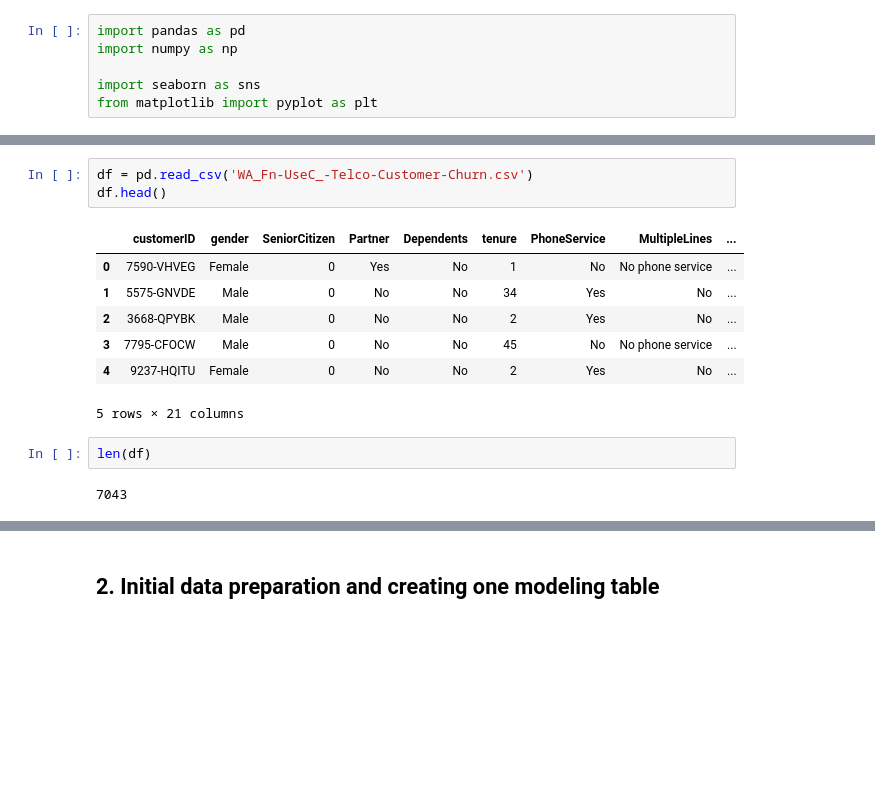
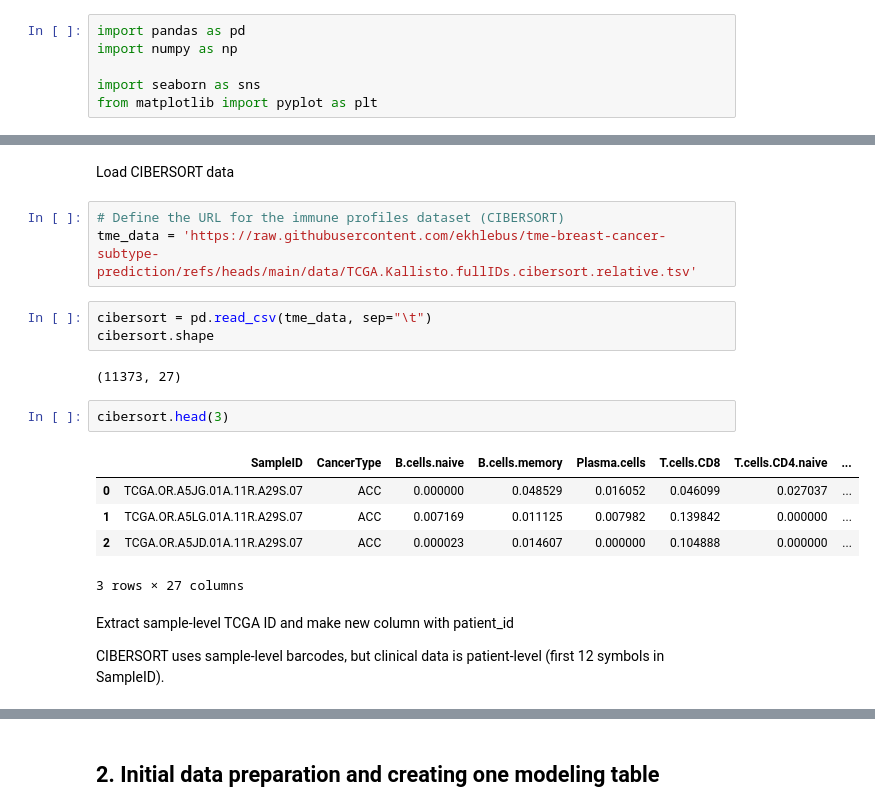
Before and after one commit to ekhlebus/tme-breast-cancer-subtype-prediction, a Jupyter notebook: tme-breast-cancer-subtype-prediction.ipynb, the cells around one changed output, grey strips where cells are left out. Cells and saved outputs as stored; diff of their text form; blank space fills up the shorter version.

Commit message:
TME subtypes: notebook, data preparation updated

```diff
--- a/tme-breast-cancer-subtype-prediction.ipynb
+++ b/tme-breast-cancer-subtype-prediction.ipynb
@@ -69,15 +17,22 @@ WA_Fn-UseC_-Telco-C 100%[===================>] 954.59K  --.-KB/s    in 0.04s
-# %%
-df = pd.read_csv('WA_Fn-UseC_-Telco-Customer-Churn.csv')
-df.head()
-# %% [output]
-|  | customerID | gender | SeniorCitizen | Partner | Dependents | tenure | PhoneService | MultipleLines | ... |
-| 0 | 7590-VHVEG | Female | 0 | Yes | No | 1 | No | No phone service | ... |
-| 1 | 5575-GNVDE | Male | 0 | No | No | 34 | Yes | No | ... |
-| 2 | 3668-QPYBK | Male | 0 | No | No | 2 | Yes | No | ... |
-| 3 | 7795-CFOCW | Male | 0 | No | No | 45 | No | No phone service | ... |
-| 4 | 9237-HQITU | Female | 0 | No | No | 2 | Yes | No | ... |
-5 rows × 21 columns
-# %%
-len(df)
-# %% [output]
-7043
+# %% [markdown]
+Load CIBERSORT data
+# %%
+# Define the URL for the immune profiles dataset (CIBERSORT)
+tme_data = 'https://raw.githubusercontent.com/ekhlebus/tme-breast-cancer-subtype-prediction/refs/heads/main/data/TCGA.Kallisto.fullIDs.cibersort.relative.tsv'
+# %%
+cibersort = pd.read_csv(tme_data, sep="\t")
+cibersort.shape
+# %% [output]
+(11373, 27)
+# %%
+cibersort.head(3)
+# %% [output]
+|  | SampleID | CancerType | B.cells.naive | B.cells.memory | Plasma.cells | T.cells.CD8 | T.cells.CD4.naive | ... |
+| 0 | TCGA.OR.A5JG.01A.11R.A29S.07 | ACC | 0.000000 | 0.048529 | 0.016052 | 0.046099 | 0.027037 | ... |
+| 1 | TCGA.OR.A5LG.01A.11R.A29S.07 | ACC | 0.007169 | 0.011125 | 0.007982 | 0.139842 | 0.000000 | ... |
+| 2 | TCGA.OR.A5JD.01A.11R.A29S.07 | ACC | 0.000023 | 0.014607 | 0.000000 | 0.104888 | 0.000000 | ... |
+3 rows × 27 columns
+# %% [markdown]
+Extract sample-level TCGA ID and make new column with patient_id
+
+CIBERSORT uses sample-level barcodes, but clinical data is patient-level (first 12 symbols in SampleID).
```
Also changed, not shown: parts of 33 cells of this notebook.
